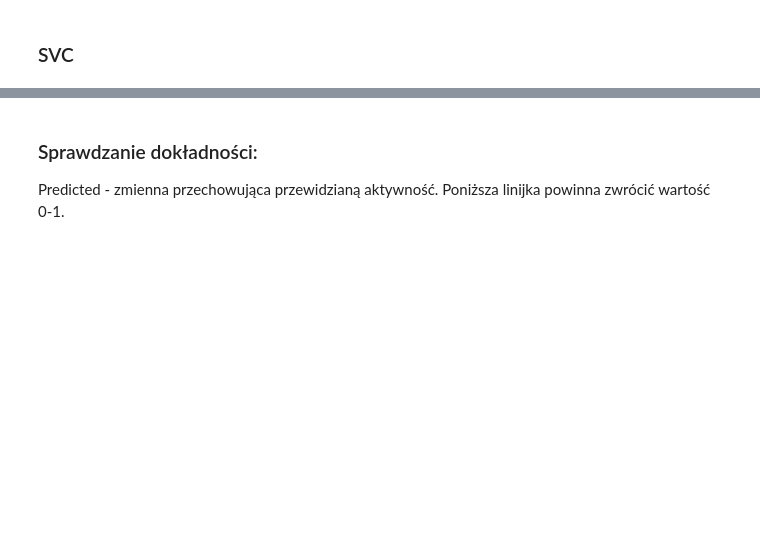
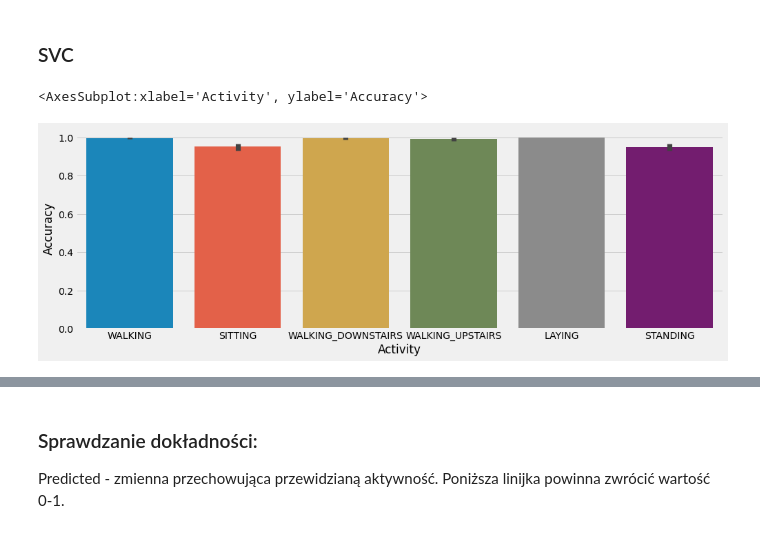
Before and after one commit to TheAndreyy/Hamsterbusters, a Jupyter notebook: main.ipynb, the cells around one changed output, grey strips where cells are left out. Cells and saved outputs as stored; diff of their text form; code cells hidden in the pictures; blank space fills up the shorter version.

Commit message:
barplot

```diff
--- a/main.ipynb
+++ b/main.ipynb
@@ -48,7 +50,6 @@ ax = sns.countplot(x="Activity", data=df)
 ## Czyszczenie danych
 ### Zastępowanie wartości NaN średnią wartości z kolumny, w której się znajduje.
 # %%
-df = pd.read_csv("final_train.csv")
 df.fillna(df.mean(), inplace=True)
 df
 # %% [output]
@@ -140,0 +131,11 @@ predicted
+# %%
+value = pd.DataFrame(clf.predict(X_test) == y_test)
+value = value.rename(columns={'Activity': 'Accuracy',})
+value['Activity'] = y_test
+# value = value.groupby('Activity').mean()
+# value.plot.barh(color='red')
+plt.figure(figsize=(15,5))
+sns.barplot(data=value.reset_index(), x='Activity', y='Accuracy')
+# %% [output]
+<AxesSubplot:xlabel='Activity', ylabel='Accuracy'>
+[figure, added]
```
Also changed, not shown: parts of 9 cells of this notebook.
